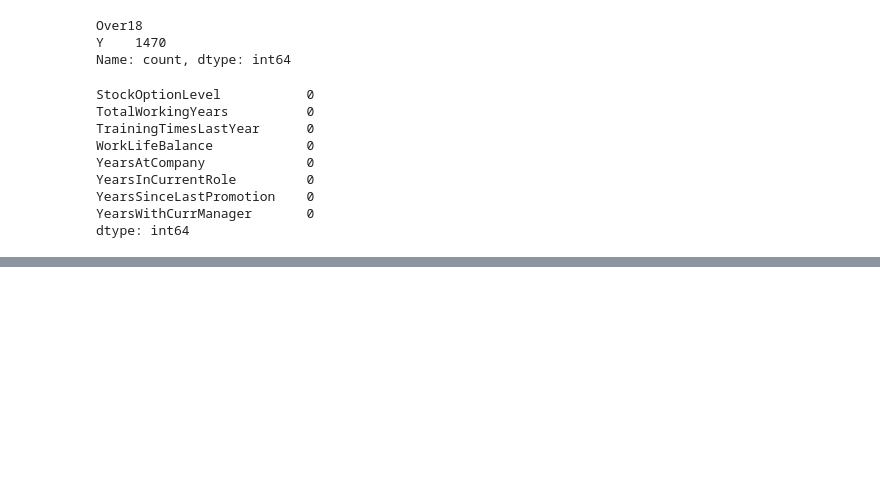
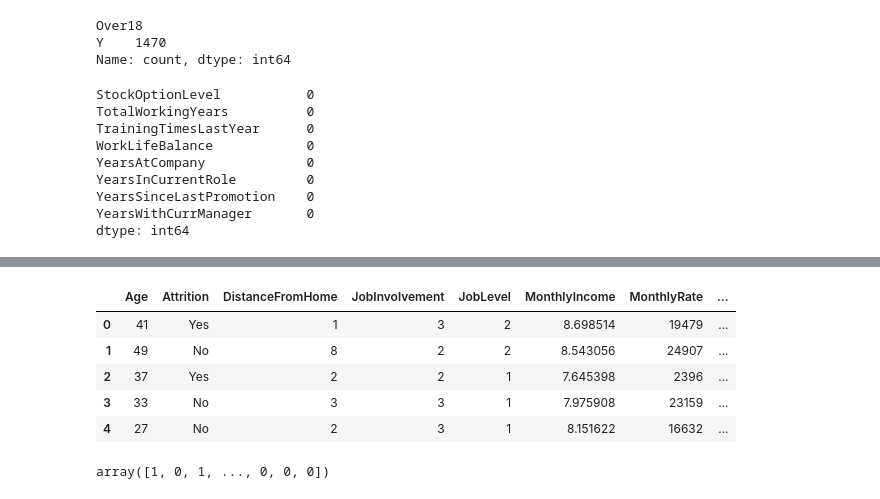
Before and after one commit to karthik4-4/Employee-attrition-prediction, a Jupyter notebook: Employee_attrition_prediction.ipynb, the cells around one changed output, grey strips where cells are left out. Saved outputs shown, nothing was run; the diff lists cells and outputs as text; code cells hidden in the pictures; blank space fills up the shorter version.

```diff
--- a/Employee_attrition_prediction.ipynb
+++ b/Employee_attrition_prediction.ipynb
@@ -182,0 +226,16 @@ dtype: int64
+# %%
+X = pd.get_dummies(df, columns=['JobRole','MaritalStatus','OverTime'], drop_first=False,dtype=int)
+# %%
+X.head()
+# %% [output]
+|  | Age | Attrition | DistanceFromHome | JobInvolvement | JobLevel | MonthlyIncome | MonthlyRate | ... |
+| 0 | 41 | Yes | 1 | 3 | 2 | 8.698514 | 19479 | ... |
+| 1 | 49 | No | 8 | 2 | 2 | 8.543056 | 24907 | ... |
+| 2 | 37 | Yes | 2 | 2 | 1 | 7.645398 | 2396 | ... |
+| 3 | 33 | No | 3 | 3 | 1 | 7.975908 | 23159 | ... |
+| 4 | 27 | No | 2 | 3 | 1 | 8.151622 | 16632 | ... |
+# %%
+le = LabelEncoder()
+le.fit_transform()
+# %% [output]
+array([1, 0, 1, ..., 0, 0, 0])
```
Also changed, not shown: parts of 10 cells of this notebook.
